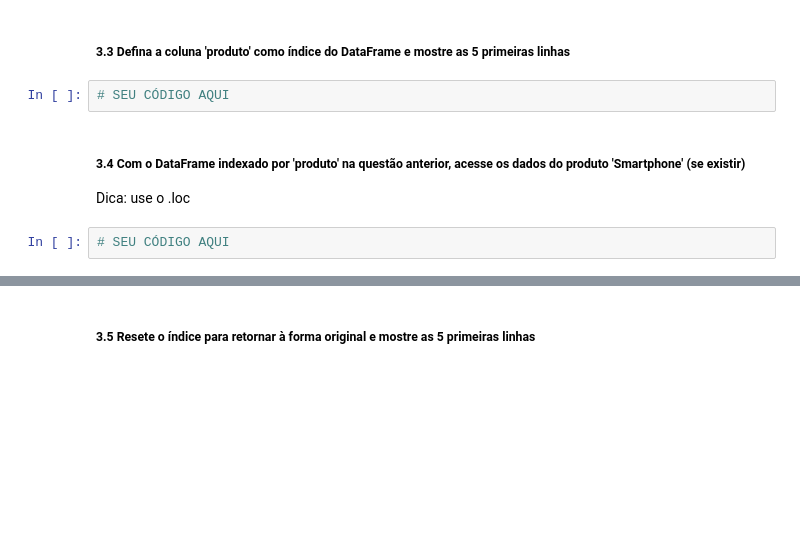
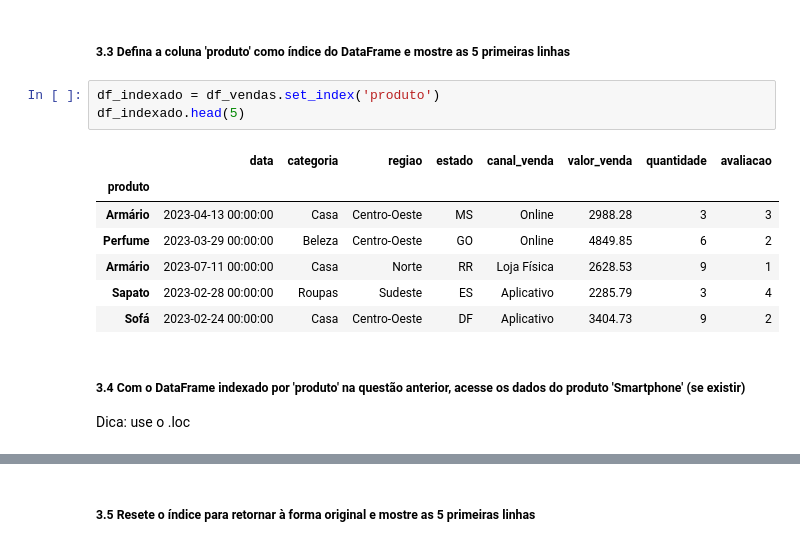
Before and after one commit to nxgleo/Notebook-lads, a Jupyter notebook: desafio_2_etapa.ipynb, the cells around one changed output, grey strips where cells are left out. Drawn from its saved outputs; the diff is of its cells as text; blank space fills up the shorter version.

```diff
--- a/desafio_2_etapa.ipynb
+++ b/desafio_2_etapa.ipynb
@@ -548,10 +638,17 @@ Agora, pratique a ordenação e indexação com os seguintes exercícios:
 # %% [markdown]
 ##### 3.3 Defina a coluna 'produto' como índice do DataFrame e mostre as 5 primeiras linhas
-# %%
-# SEU CÓDIGO AQUI
+# %%
+df_indexado = df_vendas.set_index('produto')
+df_indexado.head(5)
+# %% [output]
+|  | data | categoria | regiao | estado | canal_venda | valor_venda | quantidade | avaliacao |
+| produto |  |  |  |  |  |  |  |  |
+| Armário | 2023-04-13 00:00:00 | Casa | Centro-Oeste | MS | Online | 2988.28 | 3 | 3 |
+| Perfume | 2023-03-29 00:00:00 | Beleza | Centro-Oeste | GO | Online | 4849.85 | 6 | 2 |
+| Armário | 2023-07-11 00:00:00 | Casa | Norte | RR | Loja Física | 2628.53 | 9 | 1 |
+| Sapato | 2023-02-28 00:00:00 | Roupas | Sudeste | ES | Aplicativo | 2285.79 | 3 | 4 |
+| Sofá | 2023-02-24 00:00:00 | Casa | Centro-Oeste | DF | Aplicativo | 3404.73 | 9 | 2 |
 # %% [markdown]
 ##### 3.4 Com o DataFrame indexado por 'produto' na questão anterior, acesse os dados do produto 'Smartphone' (se existir)
 
 Dica: use o .loc
-# %%
-# SEU CÓDIGO AQUI
```
Also changed, not shown: parts of 32 cells of this notebook.
